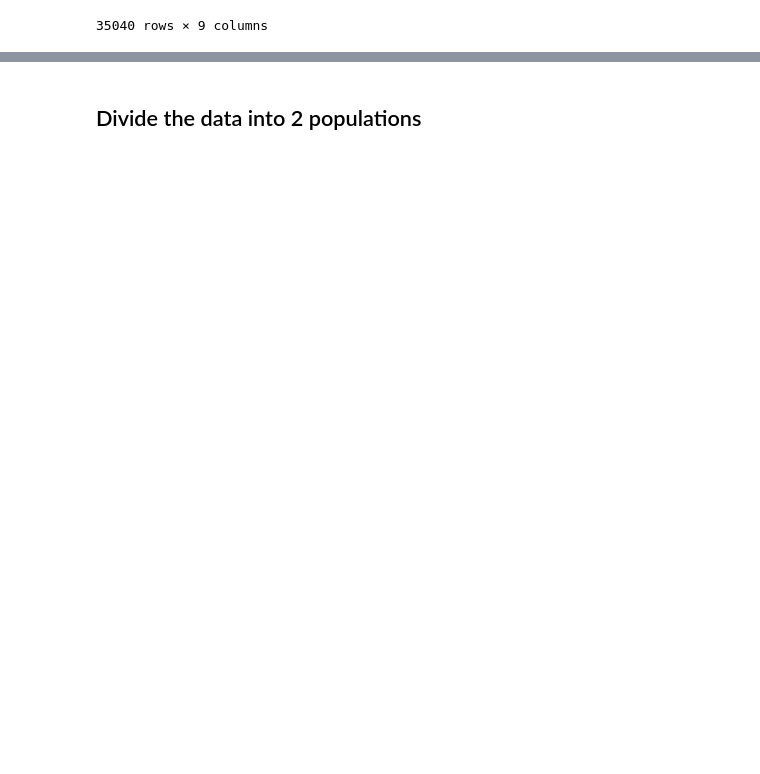
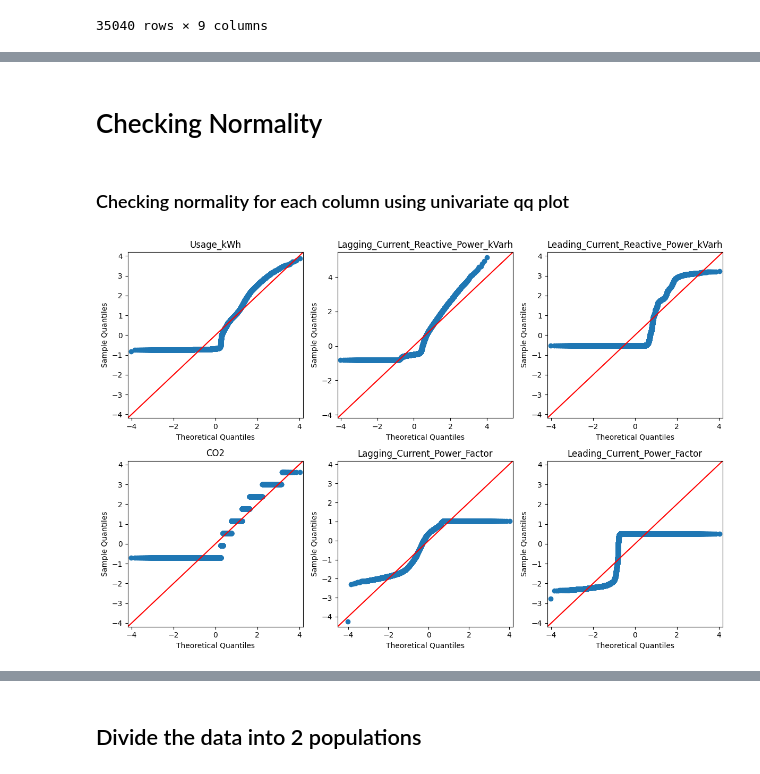
Before and after one commit to Dhruv-Kushwaha2010/MTL766-Project, a Jupyter notebook: main.ipynb, the cells around one changed output, grey strips where cells are left out. Drawn from its saved outputs; the diff is of its cells as text; code cells hidden in the pictures; blank space fills up the shorter version.

```diff
--- a/main.ipynb
+++ b/main.ipynb
@@ -70,6 +42,0 @@ Name: count, dtype: int64
-# %%
-# check normality of df_num by qq plot
-for col in df_num.columns:
-    sm.qqplot(df_num[col], line ='45', fit = True)
-    plt.title(col)
-    plt.show()
@@ -82,0 +62,22 @@ for col in df_num.columns:
+# %% [markdown]
+# Checking Normality
+# %% [markdown]
+### Checking normality for each column using univariate qq plot
+# %%
+import matplotlib.pyplot as plt
+import statsmodels.api as sm
+
+# Set up a 2x3 grid for the plots
+fig, axes = plt.subplots(2, 3, figsize=(12, 8))
+
+# Iterate over the columns and the corresponding axes
+for i, col in enumerate(df_num.columns):
+    row, col_idx = divmod(i, 3)  # Determine row and column in the grid
+    sm.qqplot(df_num[col], line='45', fit=True, ax=axes[row, col_idx])
+    axes[row, col_idx].set_title(col)
+
+# Adjust layout to prevent overlapping
+plt.tight_layout()
+plt.show()
+# %% [output]
+[figure, added]
```
Also changed, not shown: parts of 34 cells of this notebook.
